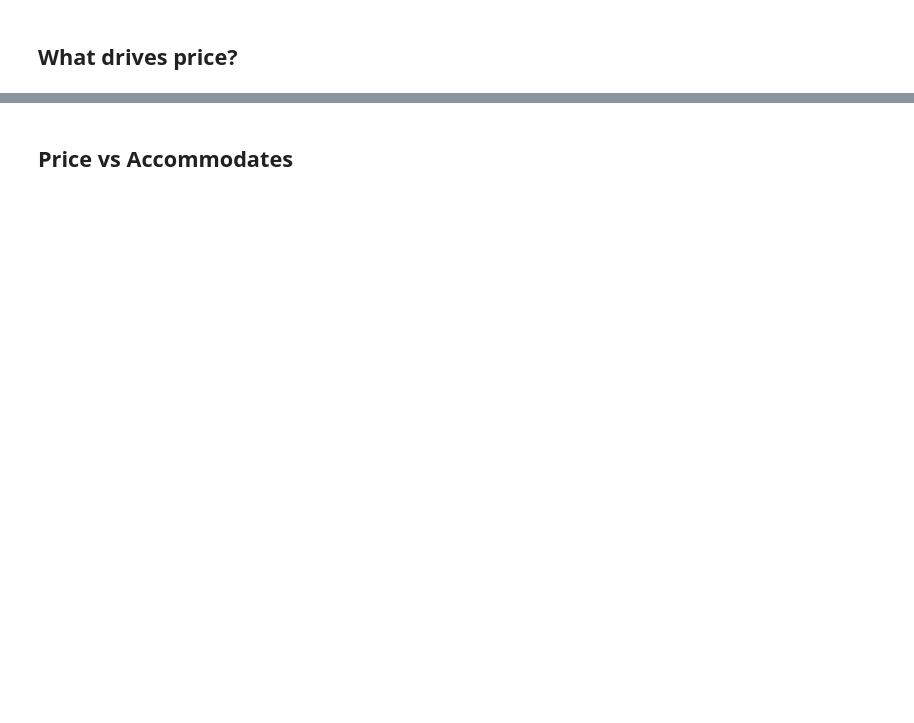
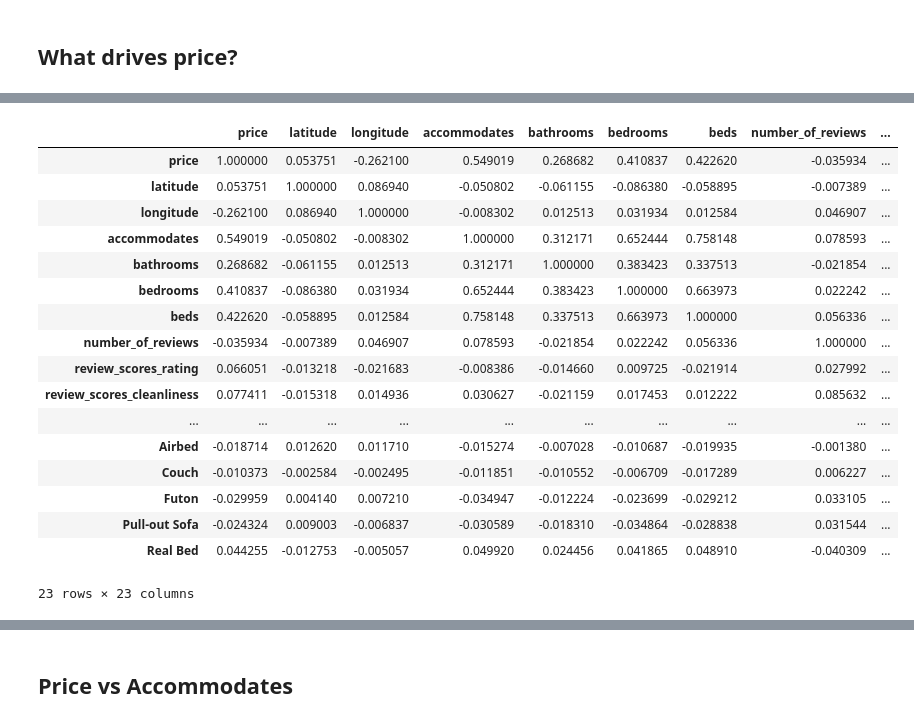
Before and after one commit to GeunT/Group-12-Project-1, a Jupyter notebook: Airbnb_starter_data.ipynb, the cells around one changed output, grey strips where cells are left out. Cells and saved outputs as stored; diff of their text form; code cells hidden in the pictures; blank space fills up the shorter version.

```diff
--- a/Airbnb_starter_data.ipynb
+++ b/Airbnb_starter_data.ipynb
@@ -488 +518,23 @@ data_norm.head()
+# %%
+corr = data_norm.corr()
+corr
+# %% [output]
+|  | price | latitude | longitude | accommodates | bathrooms | bedrooms | beds | number_of_reviews | ... |
+| price | 1.000000 | 0.053751 | -0.262100 | 0.549019 | 0.268682 | 0.410837 | 0.422620 | -0.035934 | ... |
+| latitude | 0.053751 | 1.000000 | 0.086940 | -0.050802 | -0.061155 | -0.086380 | -0.058895 | -0.007389 | ... |
+| longitude | -0.262100 | 0.086940 | 1.000000 | -0.008302 | 0.012513 | 0.031934 | 0.012584 | 0.046907 | ... |
+| accommodates | 0.549019 | -0.050802 | -0.008302 | 1.000000 | 0.312171 | 0.652444 | 0.758148 | 0.078593 | ... |
+| bathrooms | 0.268682 | -0.061155 | 0.012513 | 0.312171 | 1.000000 | 0.383423 | 0.337513 | -0.021854 | ... |
+| bedrooms | 0.410837 | -0.086380 | 0.031934 | 0.652444 | 0.383423 | 1.000000 | 0.663973 | 0.022242 | ... |
+| beds | 0.422620 | -0.058895 | 0.012584 | 0.758148 | 0.337513 | 0.663973 | 1.000000 | 0.056336 | ... |
+| number_of_reviews | -0.035934 | -0.007389 | 0.046907 | 0.078593 | -0.021854 | 0.022242 | 0.056336 | 1.000000 | ... |
+| review_scores_rating | 0.066051 | -0.013218 | -0.021683 | -0.008386 | -0.014660 | 0.009725 | -0.021914 | 0.027992 | ... |
+| review_scores_cleanliness | 0.077411 | -0.015318 | 0.014936 | 0.030627 | -0.021159 | 0.017453 | 0.012222 | 0.085632 | ... |
+| ... | ... | ... | ... | ... | ... | ... | ... | ... | ... |
+| Airbed | -0.018714 | 0.012620 | 0.011710 | -0.015274 | -0.007028 | -0.010687 | -0.019935 | -0.001380 | ... |
+| Couch | -0.010373 | -0.002584 | -0.002495 | -0.011851 | -0.010552 | -0.006709 | -0.017289 | 0.006227 | ... |
+| Futon | -0.029959 | 0.004140 | 0.007210 | -0.034947 | -0.012224 | -0.023699 | -0.029212 | 0.033105 | ... |
+| Pull-out Sofa | -0.024324 | 0.009003 | -0.006837 | -0.030589 | -0.018310 | -0.034864 | -0.028838 | 0.031544 | ... |
+| Real Bed | 0.044255 | -0.012753 | -0.005057 | 0.049920 | 0.024456 | 0.041865 | 0.048910 | -0.040309 | ... |
+23 rows × 23 columns
 # %%
```
Also changed, not shown: parts of 14 cells of this notebook.
